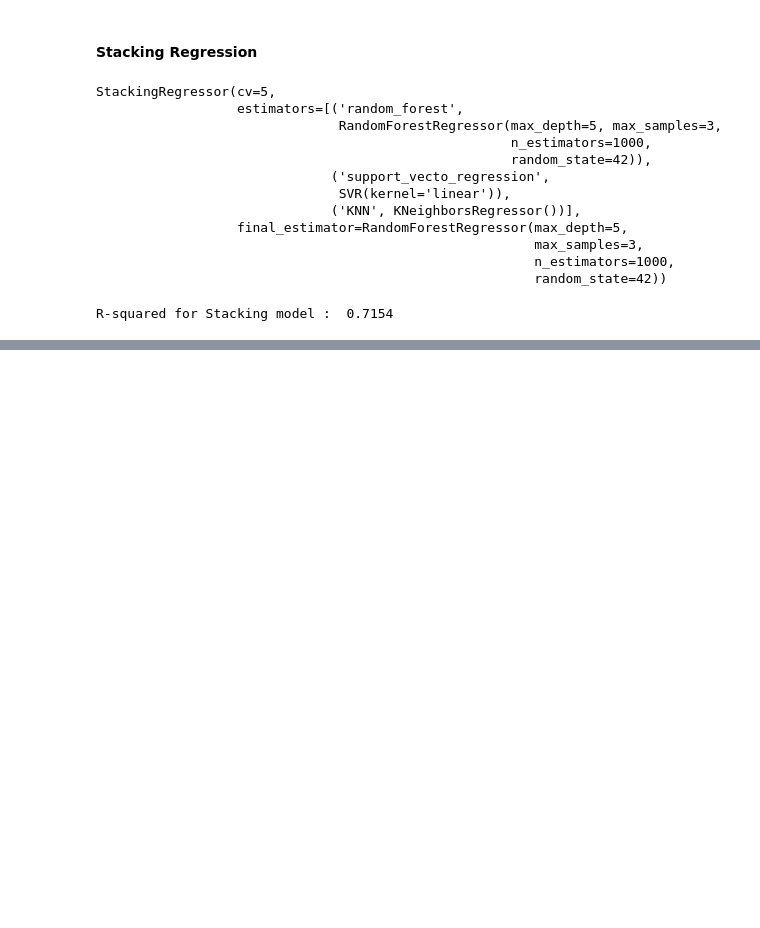
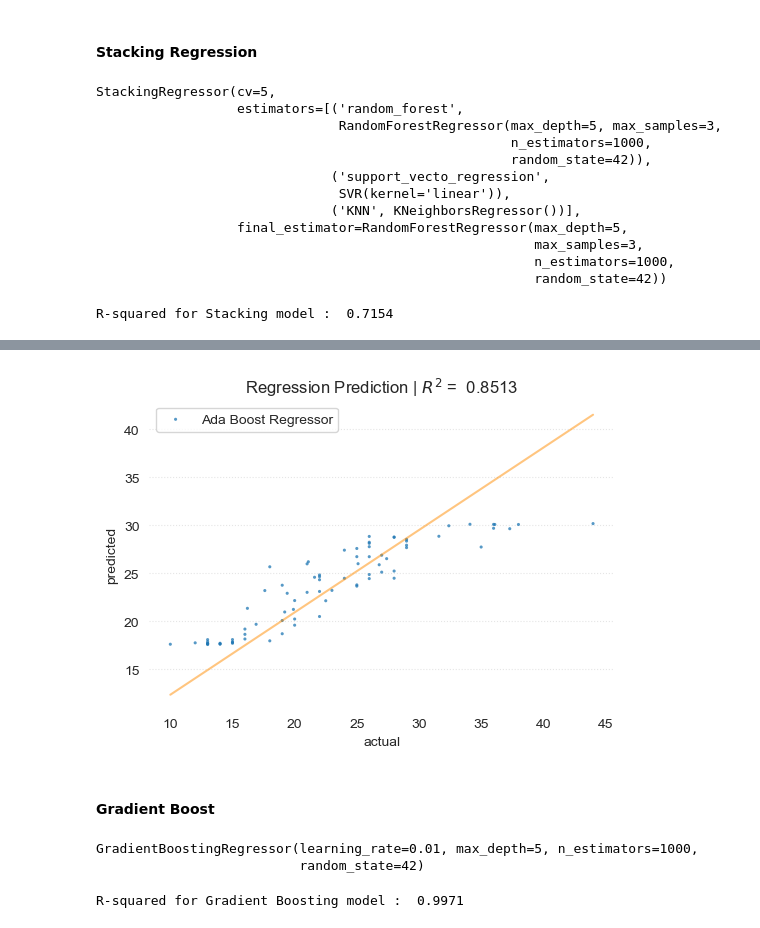
Before and after one commit to Tommylee1013/DataScience, a Jupyter notebook: Notes/mpg.ipynb, the cells around one changed output, grey strips where cells are left out. Saved outputs shown, nothing was run; the diff lists cells and outputs as text; code cells hidden in the pictures; blank space fills up the shorter version.

```diff
--- a/Notes/mpg.ipynb
+++ b/Notes/mpg.ipynb
@@ -695,0 +715,51 @@ plt.show()
+# %%
+fig, ax = plt.subplots(figsize = (6, 4))
+m, b = np.polyfit(y_test, ada_pred, 1)
+
+ax.scatter(
+    y_test,
+    stacking_pred,
+    label = 'Ada Boost Regressor',
+    edgecolor = 'none',
+    s = 5,
+    alpha = 0.75
+)
+ax.plot(
+    np.sort(y_test),
+    m * np.sort(y_test) + b,
+    color = 'darkorange',
+    alpha = 0.5
+)
+for spine in ax.spines.values():
+    spine.set_visible(False)
+ax.grid(False)
+ax.yaxis.grid(True, ls = ':', alpha = 0.5)
+ax.legend()
+plt.xlabel('actual')
+plt.ylabel('predicted')
+plt.title(rf'Regression Prediction | $R^2$ = {ada_prob : .4f}')
+plt.show()
+# %% [output]
+[figure, added]
+# %% [markdown]
+#### Gradient Boost
+# %%
+from sklearn.ensemble import GradientBoostingRegressor
+
+gradient = GradientBoostingRegressor(
+    n_estimators = 1000,
+    random_state = 42,
+    learning_rate = 0.01,
+    loss = 'squared_error',
+    max_depth = 5
+)
+gradient.fit(X_train, y_train)
+# %% [output]
+GradientBoostingRegressor(learning_rate=0.01, max_depth=5, n_estimators=1000,
+                          random_state=42)
+# %%
+gradient_score = r2_score(y_train, gradient.predict(X_train))
+gradient_pred = gradient.predict(X_test)
+print(f'R-squared for Gradient Boosting model : {gradient_score : .4f}')
+# %% [output]
+R-squared for Gradient Boosting model :  0.9971
```
Also changed, not shown: parts of 6 cells of this notebook, 1 other file.
